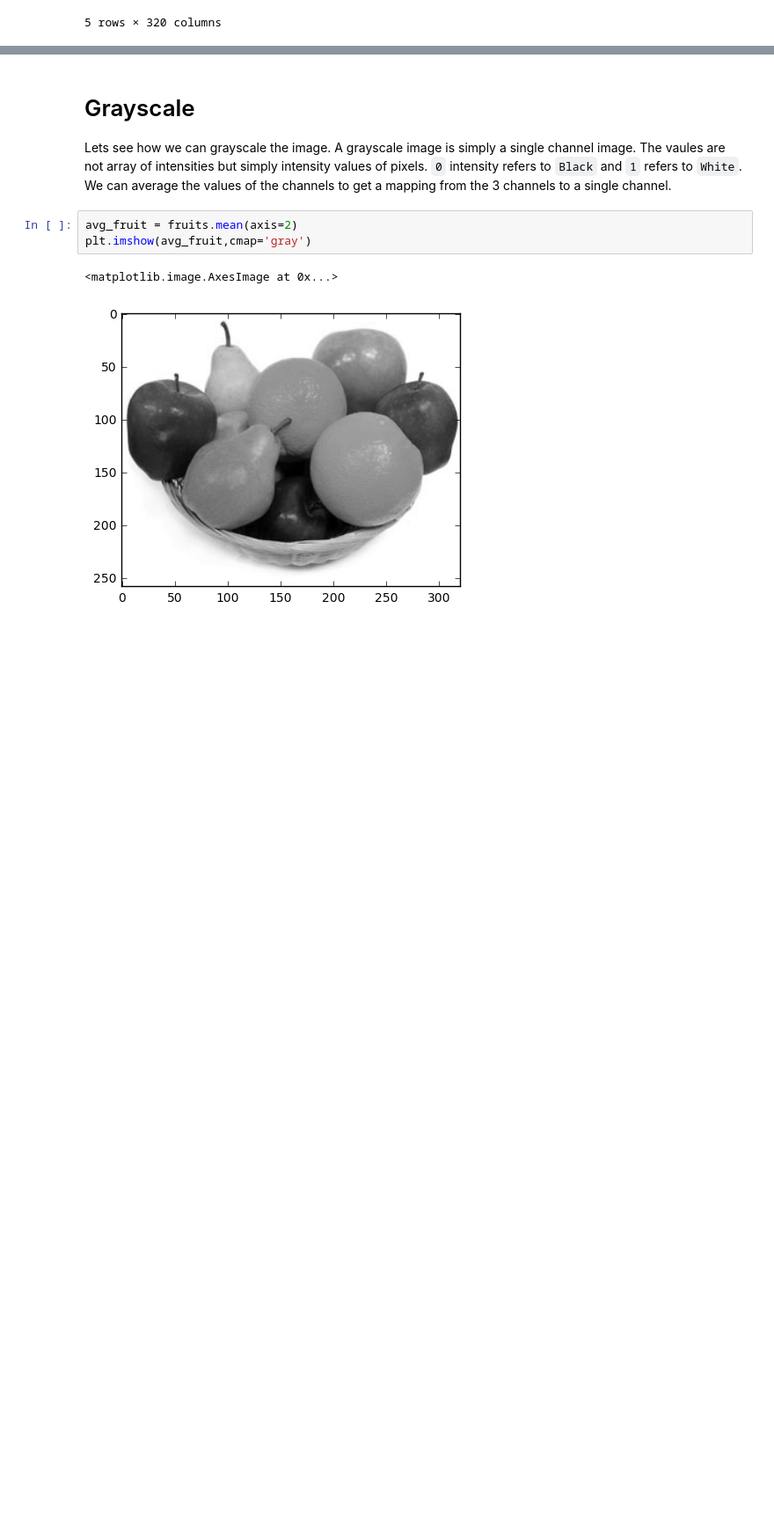
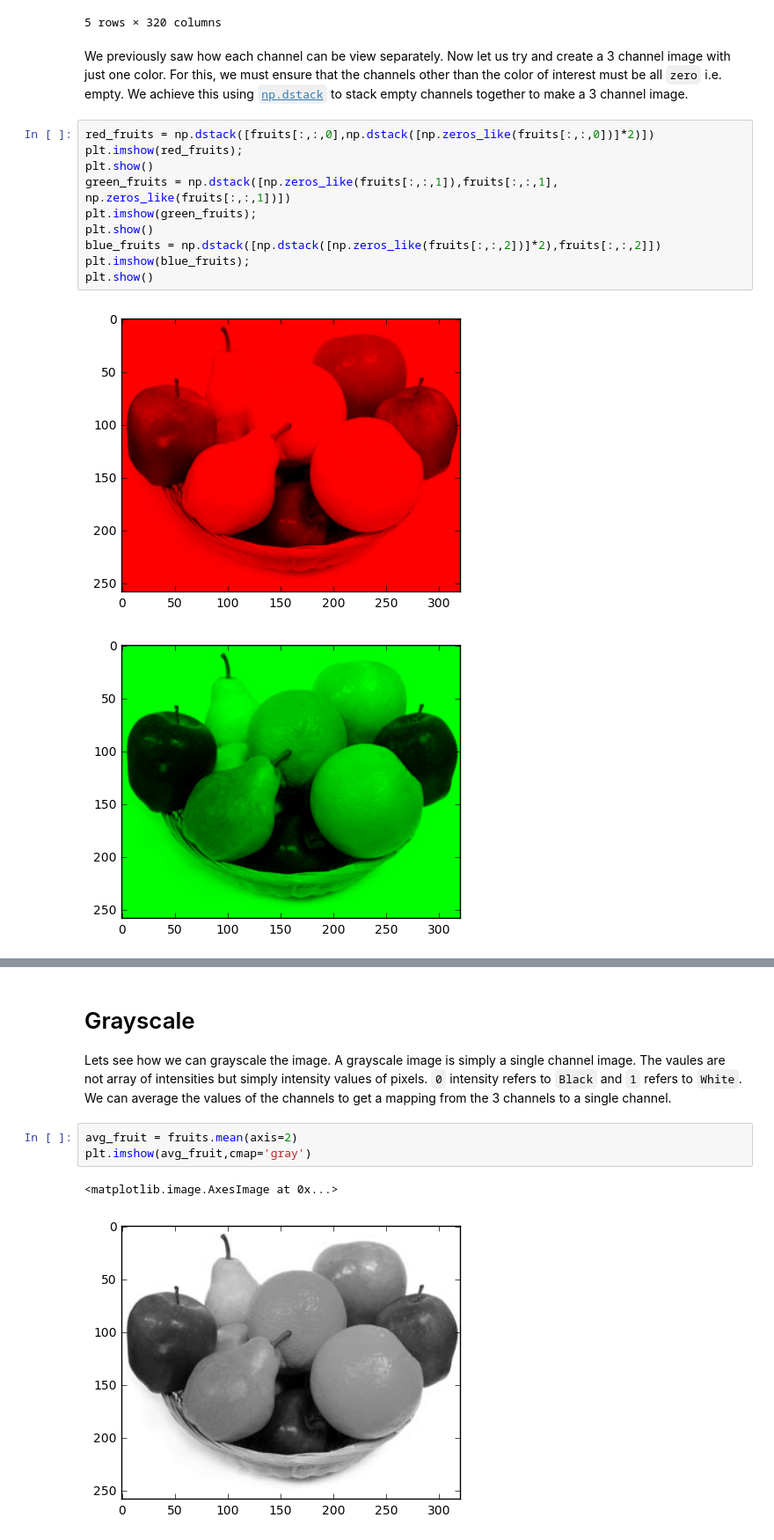
Before and after one commit to parambharat/CarND-helpers, a Jupyter notebook: image_processing/Image_processing_tutorial.ipynb, the cells around one changed output, grey strips where cells are left out. Shown at 88% size. Saved outputs shown, nothing was run; the diff lists cells and outputs as text; blank space fills up the shorter version.

Commit message:
color stacking

```diff
--- a/image_processing/Image_processing_tutorial.ipynb
+++ b/image_processing/Image_processing_tutorial.ipynb
@@ -62,3 +62,18 @@ pd_fruits.head()
 | 3 | [1.0, 1.0, 1.0] | [1.0, 1.0, 1.0] | [1.0, 1.0, 1.0] | [1.0, 1.0, 1.0] | [1.0, 1.0, 1.0] | [1.0, 1.0, 1.0] | [1.0, 1.0, 1.0] | [1.0, 1.0, 1.0] | [1.0, 1.0, 1.0] | [1.0, 1.0, 1.0] | ... | ... |
 | 4 | [1.0, 1.0, 1.0] | [1.0, 1.0, 1.0] | [1.0, 1.0, 1.0] | [1.0, 1.0, 1.0] | [1.0, 1.0, 1.0] | [1.0, 1.0, 1.0] | [1.0, 1.0, 1.0] | [1.0, 1.0, 1.0] | [1.0, 1.0, 1.0] | [1.0, 1.0, 1.0] | ... | ... |
 5 rows × 320 columns
+# %% [markdown]
+We previously saw how each channel can be view separately. Now let us try and create a 3 channel image with just one color. For this, we must ensure that the channels other than the color of interest must be all `zero` i.e. empty. We achieve this using [`np.dstack`](https://docs.scipy.org/doc/numpy/reference/generated/numpy.dstack.html#numpy-dstack) to stack empty channels together to make a 3 channel image.
+# %%
+red_fruits = np.dstack([fruits[:,:,0],np.dstack([np.zeros_like(fruits[:,:,0])]*2)])
+plt.imshow(red_fruits);
+plt.show()
+green_fruits = np.dstack([np.zeros_like(fruits[:,:,1]),fruits[:,:,1], np.zeros_like(fruits[:,:,1])])
+plt.imshow(green_fruits);
+plt.show()
+blue_fruits = np.dstack([np.dstack([np.zeros_like(fruits[:,:,2])]*2),fruits[:,:,2]])
+plt.imshow(blue_fruits);
+plt.show()
+# %% [output]
+[figure, added]
+[figure, added]
```
Also changed, not shown: parts of 3 cells of this notebook.
